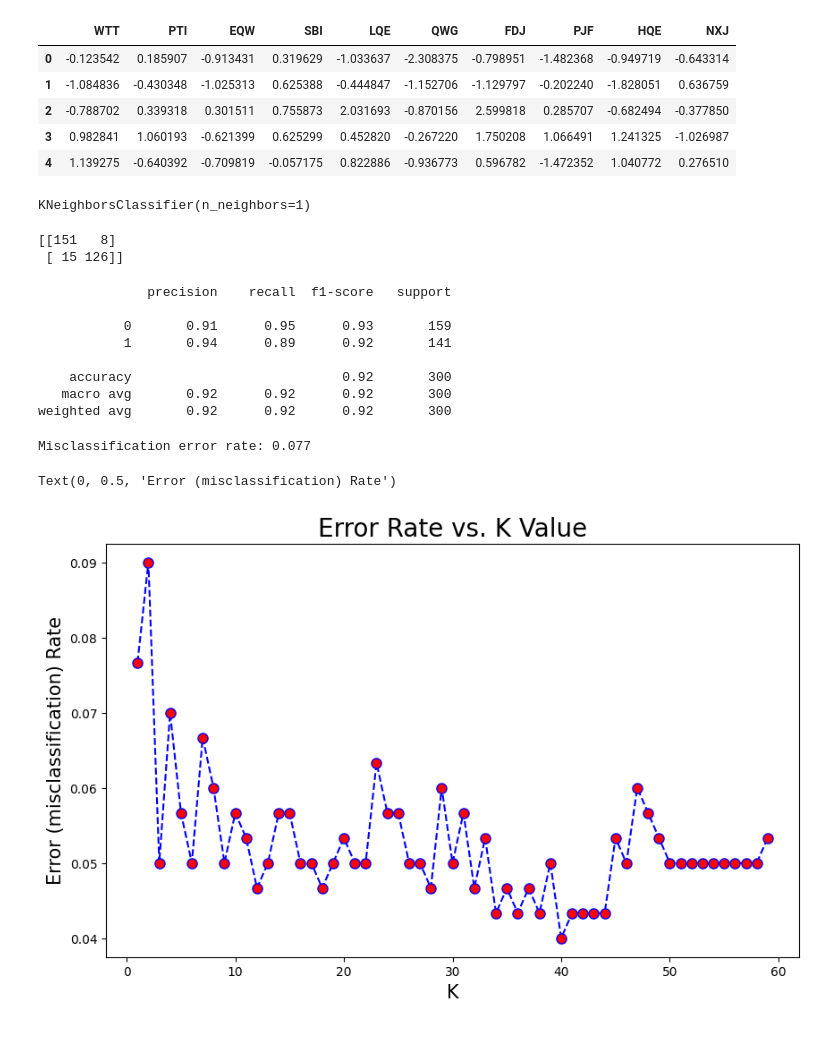
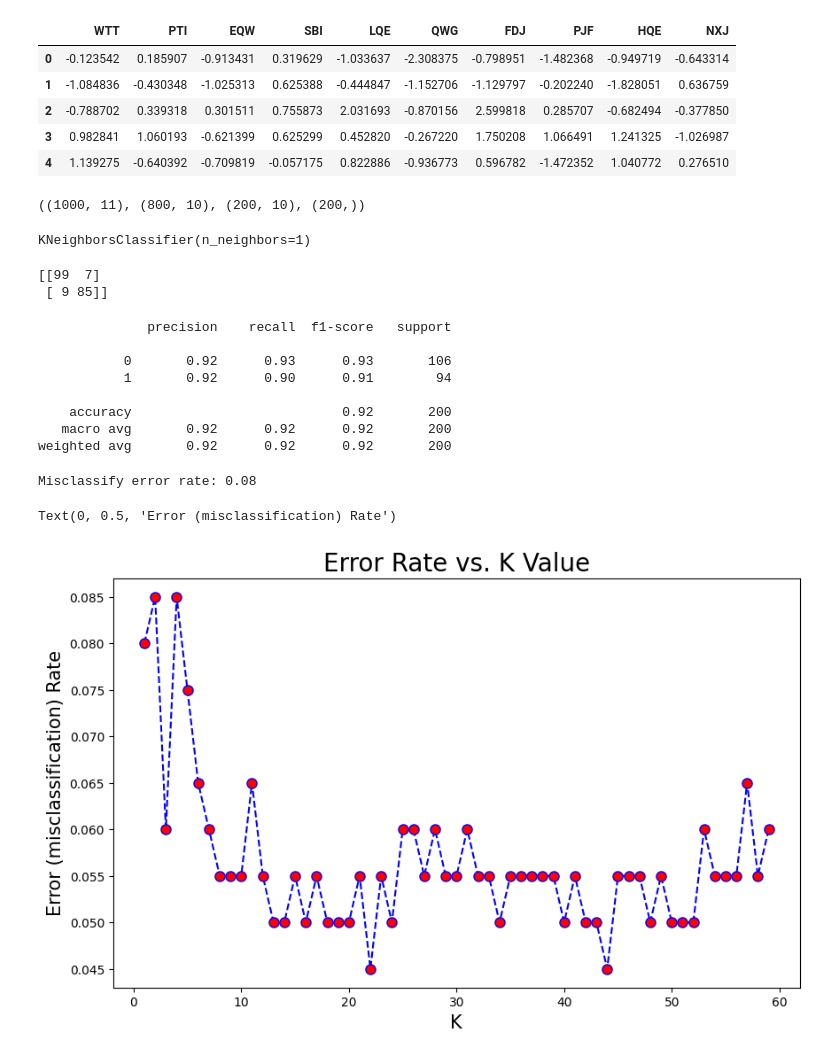
Before and after one commit to 2303A51068/AIML-2025_B16, a Jupyter notebook: lab6.ipynb, the cells around one changed output. Saved outputs shown, nothing was run; the diff lists cells and outputs as text; code cells hidden in the pictures.

```diff
--- a/lab6.ipynb
+++ b/lab6.ipynb
@@ -60,7 +60,14 @@ sns.pairplot(df)
 <seaborn.axisgrid.PairGrid at 0x...>
 [figure]
 # %%
+l=list(df.columns)
+l[0:len(l)-2]
+
 for i in range(len(l)-1):
-    sns.boxplot(x='TARGET CLASS',y=l[i], data=df)
+    sns.countplot(x='TARGET CLASS',hue=l[i], data=df,
+                  palette='rainbow')
+    plt.title(f"Features of {l[i]} Target Class")
+    plt.xlabel("Target Class")
+    plt.ylabel(l[i])
     plt.figure()
 # %% [output]
@@ -80,7 +87,8 @@ from sklearn.preprocessing import StandardScaler
 scaler = StandardScaler()
 # %%
 scaler.fit(df.drop('TARGET CLASS',axis=1))
-scaled_features = scaler.transform(df.drop('TARGET CLASS',axis=1))
+scaled_features = scaler.transform(df.drop('TARGET CLASS',
+                                           axis=1))
 # %%
 df_feat = pd.DataFrame(scaled_features,columns=df.columns[:-1])
 df_feat.head()
@@ -95,7 +103,12 @@ df_feat.head()
 from sklearn.model_selection import train_test_split
 X = df_feat
 y = df['TARGET CLASS']
-X_train, X_test, y_train, y_test = train_test_split(X, y, test_size=0.30, random_state=101)
+X_train, X_test, y_train, y_test = train_test_split(scaled_features,df['TARGET CLASS'],
+                 test_size=0.20, random_state=101)
+# %%
+df.shape, X_train.shape, X_test.shape,y_test.shape
+# %% [output]
+((1000, 11), (800, 10), (200, 10), (200,))
 # %%
 from sklearn.neighbors import KNeighborsClassifier
 knn = KNeighborsClassifier(n_neighbors=1)
@@ -109,23 +122,23 @@ from sklearn.metrics import classification_report,confusion_matrix
 conf_mat=confusion_matrix(y_test,pred)
 print(conf_mat)
 # %% [output]
-[[151   8]
- [ 15 126]]
+[[99  7]
+ [ 9 85]]
 # %%
 print(classification_report(y_test,pred))
 # %% [output]
               precision    recall  f1-score   support
 
-           0       0.91      0.95      0.93       159
-           1       0.94      0.89      0.92       141
+           0       0.92      0.93      0.93       106
+           1       0.92      0.90      0.91        94
 
-    accuracy                           0.92       300
-   macro avg       0.92      0.92      0.92       300
-weighted avg       0.92      0.92      0.92       300
+    accuracy                           0.92       200
+   macro avg       0.92      0.92      0.92       200
+weighted avg       0.92      0.92      0.92       200
 # %%
-print("Misclassification error rate:",round(np.mean(pred!=y_test),3))
+print("Misclassify error rate:",round(np.mean(pred!=y_test),3))
 # %% [output]
-Misclassification error rate: 0.077
+Misclassify error rate: 0.08
 # %%
 error_rate = []
 
@@ -138,11 +151,12 @@ for i in range(1,60):
     error_rate.append(np.mean(pred_i != y_test))
 # %%
 plt.figure(figsize=(10,6))
-plt.plot(range(1,60),error_rate,color='blue', linestyle='dashed', marker='o',
+plt.plot(range(1,60),error_rate,color='blue',
+         linestyle='dashed', marker='o',
          markerfacecolor='red', markersize=8)
 plt.title('Error Rate vs. K Value', fontsize=20)
 plt.xlabel('K',fontsize=15)
 plt.ylabel('Error (misclassification) Rate',fontsize=15)
 # %% [output]
 Text(0, 0.5, 'Error (misclassification) Rate')
-[figure, old version]
+[figure, new version]
```
Also changed, not shown: parts of 4 cells of this notebook.
